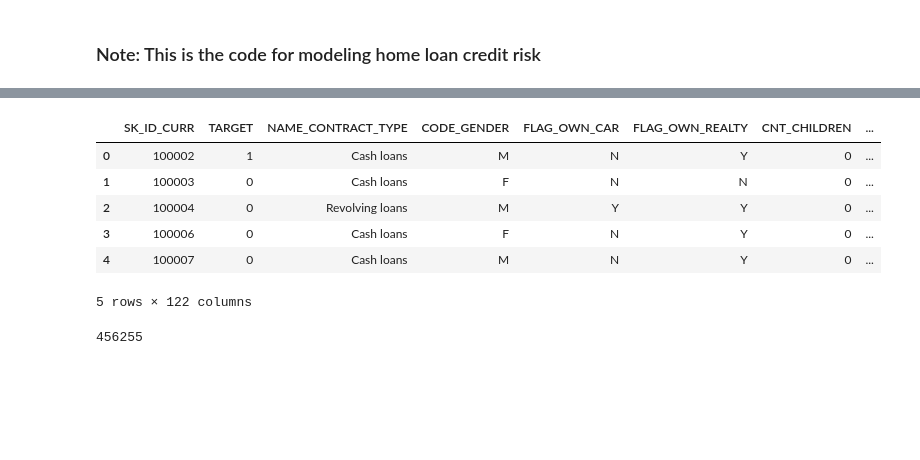
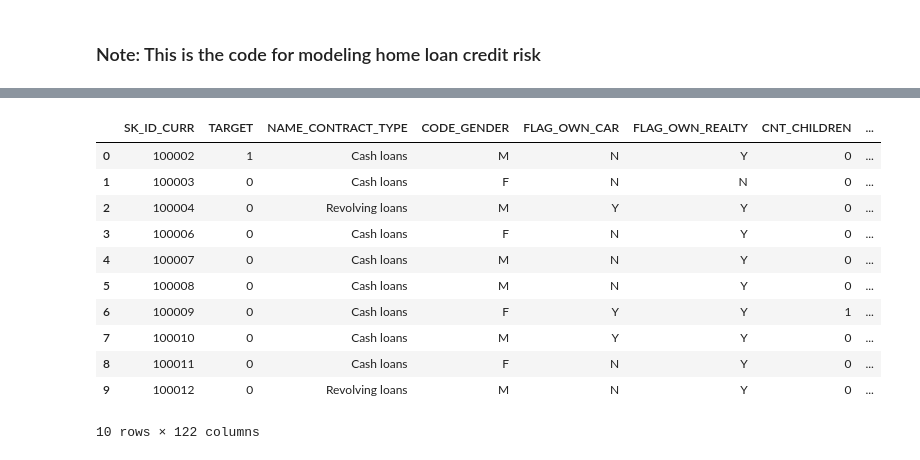
Before and after one commit to flyingpinkpig/LR_Competition, a Jupyter notebook: Credit_Risk.ipynb, the cells around one changed output, grey strips where cells are left out. Saved outputs shown, nothing was run; the diff lists cells and outputs as text; code cells hidden in the pictures; blank space fills up the shorter version.

```diff
--- a/Credit_Risk.ipynb
+++ b/Credit_Risk.ipynb
@@ -9,16 +12,16 @@ df = pd.read_csv('../Data/application_train.csv', header=0)
 # %%
-df.head()
+df.head(10)
 #Show the data example
 # %% [output]
 |  | SK_ID_CURR | TARGET | NAME_CONTRACT_TYPE | CODE_GENDER | FLAG_OWN_CAR | FLAG_OWN_REALTY | CNT_CHILDREN | ... |
 | 0 | 100002 | 1 | Cash loans | M | N | Y | 0 | ... |
 | 1 | 100003 | 0 | Cash loans | F | N | N | 0 | ... |
 | 2 | 100004 | 0 | Revolving loans | M | Y | Y | 0 | ... |
 | 3 | 100006 | 0 | Cash loans | F | N | Y | 0 | ... |
 | 4 | 100007 | 0 | Cash loans | M | N | Y | 0 | ... |
+| 5 | 100008 | 0 | Cash loans | M | N | Y | 0 | ... |
+| 6 | 100009 | 0 | Cash loans | F | Y | Y | 1 | ... |
+| 7 | 100010 | 0 | Cash loans | M | Y | Y | 0 | ... |
+| 8 | 100011 | 0 | Cash loans | F | N | Y | 0 | ... |
+| 9 | 100012 | 0 | Revolving loans | M | N | Y | 0 | ... |
-5 rows × 122 columns
+10 rows × 122 columns
-# %%
-a=df.shape
-df.SK_ID_CURR[a[0]-1]
-# %% [output]
-456255
```
Also changed, not shown: parts of 21 cells of this notebook, 1 other file.
